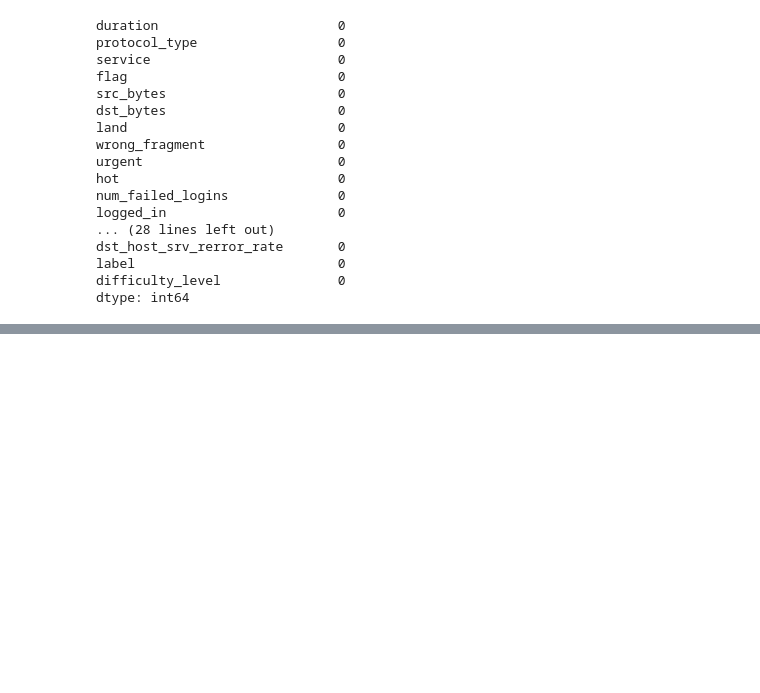
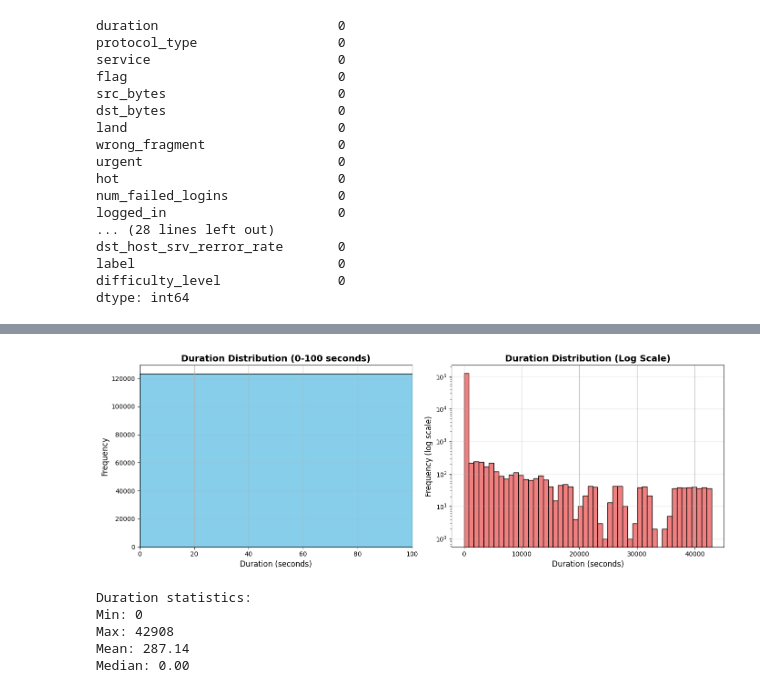
Before and after one commit to 0xAxPx/sonic, a Jupyter notebook: ml-service/training/notebooks/01_data_exploration.ipynb, the cells around one changed output, grey strips where cells are left out. Saved outputs shown, nothing was run; the diff lists cells and outputs as text; code cells hidden in the pictures; blank space fills up the shorter version.

```diff
--- a/ml-service/training/notebooks/01_data_exploration.ipynb
+++ b/ml-service/training/notebooks/01_data_exploration.ipynb
@@ -254,0 +351,37 @@ dtype: int64
+# %%
+plt.figure(figsize=(14, 5))
+
+# Subplot 1: Duration histogram (zoomed to 0-100 seconds)
+plt.subplot(1, 2, 1)
+train_df['duration'].hist(bins=50, color='skyblue', edgecolor='black')
+plt.title('Duration Distribution (0-100 seconds)', fontsize=14, fontweight='bold')
+plt.xlabel('Duration (seconds)', fontsize=12)
+plt.ylabel('Frequency', fontsize=12)
+plt.xlim(0, 100)
+plt.grid(axis='y', alpha=0.3)
+
+# Subplot 2: Same with log scale Y-axis
+plt.subplot(1, 2, 2)
+train_df['duration'].hist(bins=50, color='lightcoral', edgecolor='black')
+plt.title('Duration Distribution (Log Scale)', fontsize=14, fontweight='bold')
+plt.xlabel('Duration (seconds)', fontsize=12)
+plt.ylabel('Frequency (log scale)', fontsize=12)
+plt.yscale('log')
+plt.grid(axis='y', alpha=0.3)
+
+plt.tight_layout()
+plt.show()
+
+# Statistics
+print(f"Duration statistics:")
+print(f"Min: {train_df['duration'].min()}")
+print(f"Max: {train_df['duration'].max()}")
+print(f"Mean: {train_df['duration'].mean():.2f}")
+print(f"Median: {train_df['duration'].median():.2f}")
+# %% [output]
+[figure, added]
+Duration statistics:
+Min: 0
+Max: 42908
+Mean: 287.14
+Median: 0.00
```
Also changed, not shown: parts of 9 cells of this notebook.
